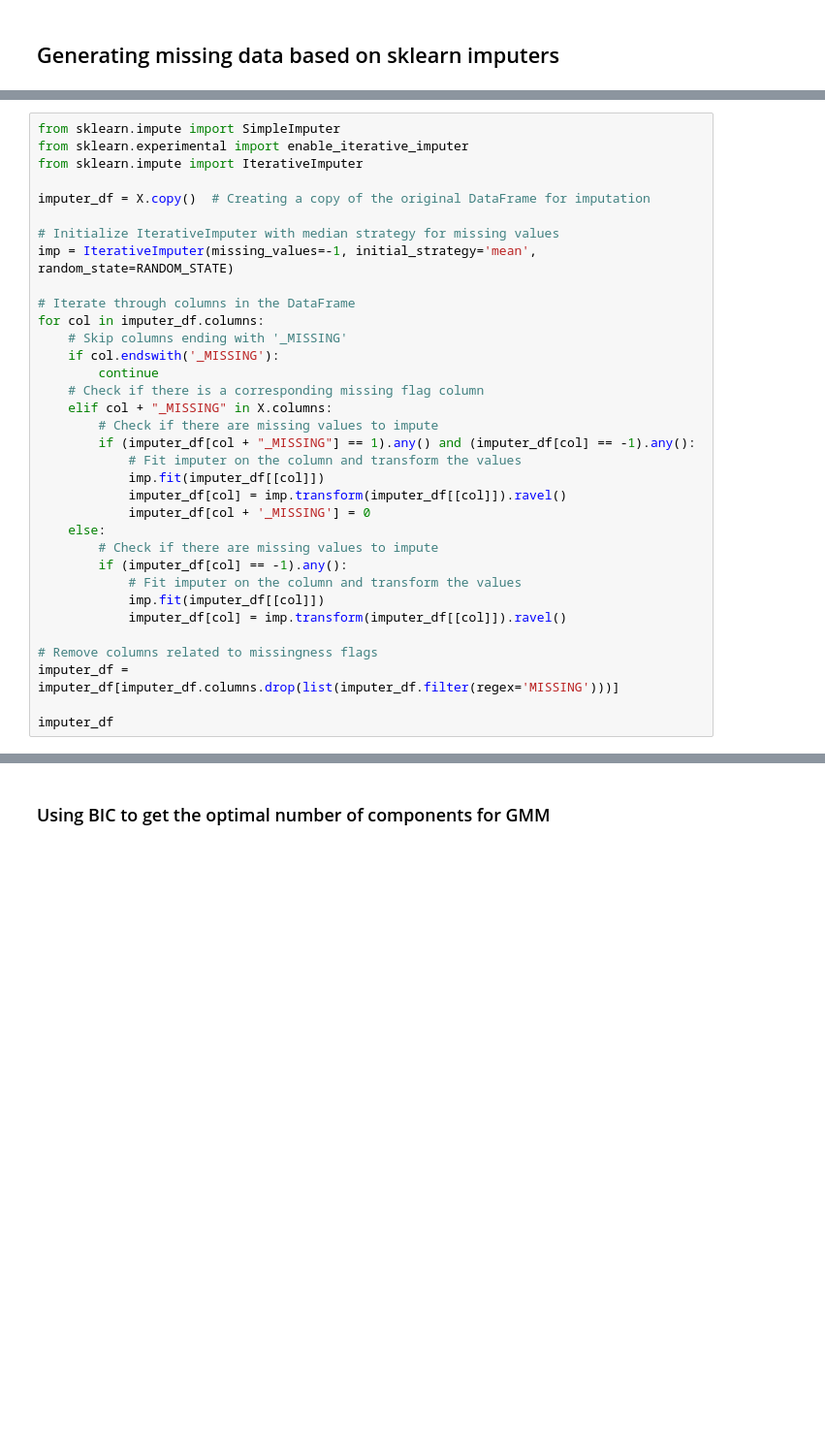
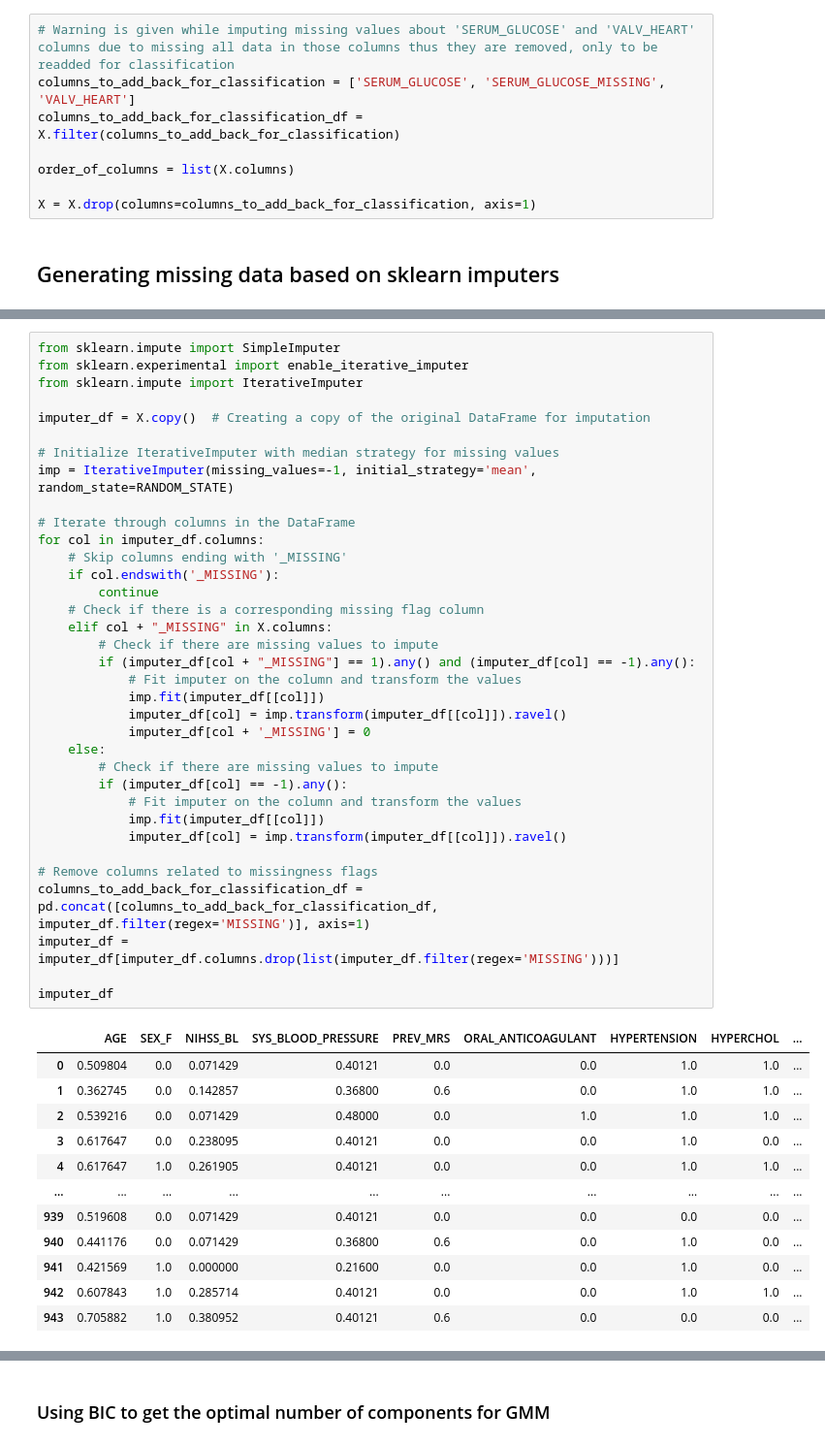
Before and after one commit to POskar/GenerativeMLForPrecisionMedicine, a Jupyter notebook: with_missingness.ipynb, the cells around one changed output, grey strips where cells are left out. Shown at 97% size. Saved outputs shown, nothing was run; the diff lists cells and outputs as text; blank space fills up the shorter version.

```diff
--- a/with_missingness.ipynb
+++ b/with_missingness.ipynb
@@ -28,2 +50,10 @@ X
+# %%
+# Warning is given while imputing missing values about 'SERUM_GLUCOSE' and 'VALV_HEART' columns due to missing all data in those columns thus they are removed, only to be readded for classification
+columns_to_add_back_for_classification = ['SERUM_GLUCOSE', 'SERUM_GLUCOSE_MISSING', 'VALV_HEART']
+columns_to_add_back_for_classification_df = X.filter(columns_to_add_back_for_classification)
+
+order_of_columns = list(X.columns)
+
+X = X.drop(columns=columns_to_add_back_for_classification, axis=1)
 # %% [markdown]
 ## Generating missing data based on sklearn imputers
@@ -37,30 +64,44 @@ from sklearn.impute import IterativeImputer
 
 imputer_df = X.copy()  # Creating a copy of the original DataFrame for imputation
 
 # Initialize IterativeImputer with median strategy for missing values
 imp = IterativeImputer(missing_values=-1, initial_strategy='mean', random_state=RANDOM_STATE)
 
 # Iterate through columns in the DataFrame
 for col in imputer_df.columns:
     # Skip columns ending with '_MISSING'
     if col.endswith('_MISSING'):
         continue
     # Check if there is a corresponding missing flag column
     elif col + "_MISSING" in X.columns:
         # Check if there are missing values to impute
         if (imputer_df[col + "_MISSING"] == 1).any() and (imputer_df[col] == -1).any():
             # Fit imputer on the column and transform the values
             imp.fit(imputer_df[[col]])
             imputer_df[col] = imp.transform(imputer_df[[col]]).ravel()
             imputer_df[col + '_MISSING'] = 0
     else:
         # Check if there are missing values to impute
         if (imputer_df[col] == -1).any():
             # Fit imputer on the column and transform the values
             imp.fit(imputer_df[[col]])
             imputer_df[col] = imp.transform(imputer_df[[col]]).ravel()
 
 # Remove columns related to missingness flags
+columns_to_add_back_for_classification_df = pd.concat([columns_to_add_back_for_classification_df, imputer_df.filter(regex='MISSING')], axis=1)
 imputer_df = imputer_df[imputer_df.columns.drop(list(imputer_df.filter(regex='MISSING')))]
 
 imputer_df
+# %% [output]
+|  | AGE | SEX_F | NIHSS_BL | SYS_BLOOD_PRESSURE | PREV_MRS | ORAL_ANTICOAGULANT | HYPERTENSION | HYPERCHOL | ... |
+| 0 | 0.509804 | 0.0 | 0.071429 | 0.40121 | 0.0 | 0.0 | 1.0 | 1.0 | ... |
+| 1 | 0.362745 | 0.0 | 0.142857 | 0.36800 | 0.6 | 0.0 | 1.0 | 1.0 | ... |
+| 2 | 0.539216 | 0.0 | 0.071429 | 0.48000 | 0.0 | 1.0 | 1.0 | 1.0 | ... |
+| 3 | 0.617647 | 0.0 | 0.238095 | 0.40121 | 0.0 | 0.0 | 1.0 | 0.0 | ... |
+| 4 | 0.617647 | 1.0 | 0.261905 | 0.40121 | 0.0 | 0.0 | 1.0 | 1.0 | ... |
+| ... | ... | ... | ... | ... | ... | ... | ... | ... | ... |
+| 939 | 0.519608 | 0.0 | 0.071429 | 0.40121 | 0.0 | 0.0 | 0.0 | 0.0 | ... |
+| 940 | 0.441176 | 0.0 | 0.071429 | 0.36800 | 0.6 | 0.0 | 1.0 | 0.0 | ... |
+| 941 | 0.421569 | 1.0 | 0.000000 | 0.21600 | 0.0 | 0.0 | 1.0 | 0.0 | ... |
+| 942 | 0.607843 | 1.0 | 0.285714 | 0.40121 | 0.0 | 0.0 | 1.0 | 1.0 | ... |
+| 943 | 0.705882 | 1.0 | 0.380952 | 0.40121 | 0.6 | 0.0 | 0.0 | 0.0 | ... |
```
Also changed, not shown: parts of 16 cells of this notebook, 5 other files.
